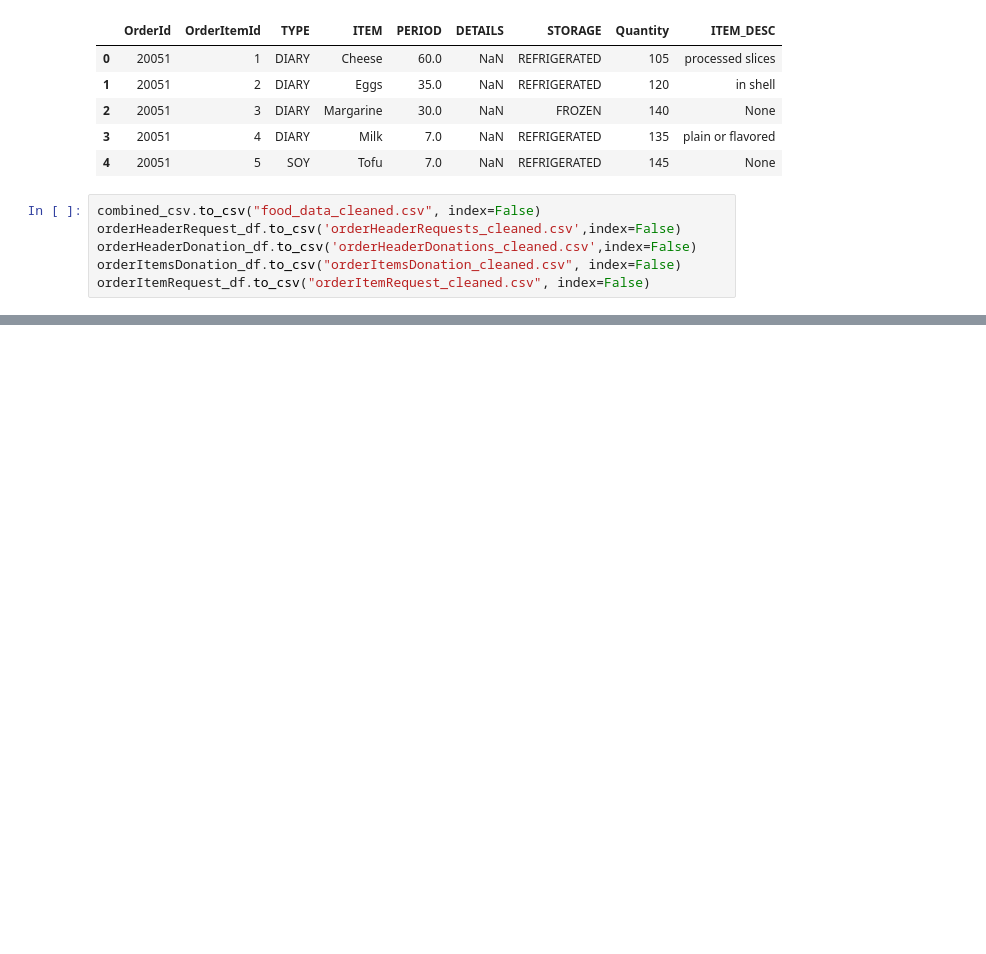
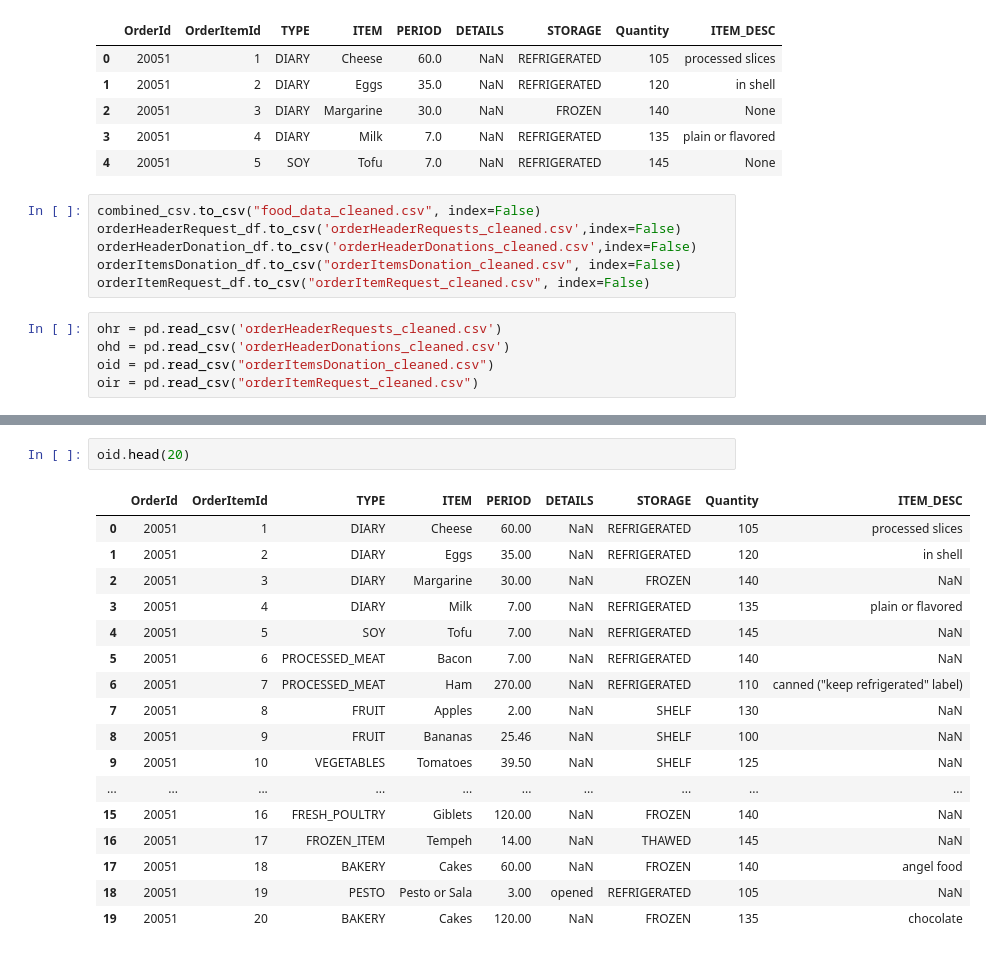
Before and after one commit to amd020398/artificial-brains, a Jupyter notebook: BWAI Challenge 3 data analysis/EDA.ipynb, the cells around one changed output, grey strips where cells are left out. Saved outputs shown, nothing was run; the diff lists cells and outputs as text; blank space fills up the shorter version.

```diff
--- a/BWAI Challenge 3 data analysis/EDA.ipynb
+++ b/BWAI Challenge 3 data analysis/EDA.ipynb
@@ -176,3 +171,8 @@ orderHeaderRequest_df.to_csv('orderHeaderRequests_cleaned.csv',index=False)
 orderHeaderDonation_df.to_csv('orderHeaderDonations_cleaned.csv',index=False)
 orderItemsDonation_df.to_csv("orderItemsDonation_cleaned.csv", index=False)
 orderItemRequest_df.to_csv("orderItemRequest_cleaned.csv", index=False)
+# %%
+ohr = pd.read_csv('orderHeaderRequests_cleaned.csv')
+ohd = pd.read_csv('orderHeaderDonations_cleaned.csv')
+oid = pd.read_csv("orderItemsDonation_cleaned.csv")
+oir = pd.read_csv("orderItemRequest_cleaned.csv")
@@ -178,0 +188,20 @@ orderItemRequest_df.to_csv("orderItemRequest_cleaned.csv", index=False)
+# %%
+oid.head(20)
+# %% [output]
+|  | OrderId | OrderItemId | TYPE | ITEM | PERIOD | DETAILS | STORAGE | Quantity | ITEM_DESC |
+| 0 | 20051 | 1 | DIARY | Cheese | 60.00 | NaN | REFRIGERATED | 105 | processed slices |
+| 1 | 20051 | 2 | DIARY | Eggs | 35.00 | NaN | REFRIGERATED | 120 | in shell |
+| 2 | 20051 | 3 | DIARY | Margarine | 30.00 | NaN | FROZEN | 140 | NaN |
+| 3 | 20051 | 4 | DIARY | Milk | 7.00 | NaN | REFRIGERATED | 135 | plain or flavored |
+| 4 | 20051 | 5 | SOY | Tofu | 7.00 | NaN | REFRIGERATED | 145 | NaN |
+| 5 | 20051 | 6 | PROCESSED_MEAT | Bacon | 7.00 | NaN | REFRIGERATED | 140 | NaN |
+| 6 | 20051 | 7 | PROCESSED_MEAT | Ham | 270.00 | NaN | REFRIGERATED | 110 | canned ("keep refrigerated" label) |
+| 7 | 20051 | 8 | FRUIT | Apples | 2.00 | NaN | SHELF | 130 | NaN |
+| 8 | 20051 | 9 | FRUIT | Bananas | 25.46 | NaN | SHELF | 100 | NaN |
+| 9 | 20051 | 10 | VEGETABLES | Tomatoes | 39.50 | NaN | SHELF | 125 | NaN |
+| ... | ... | ... | ... | ... | ... | ... | ... | ... | ... |
+| 15 | 20051 | 16 | FRESH_POULTRY | Giblets | 120.00 | NaN | FROZEN | 140 | NaN |
+| 16 | 20051 | 17 | FROZEN_ITEM | Tempeh | 14.00 | NaN | THAWED | 145 | NaN |
+| 17 | 20051 | 18 | BAKERY | Cakes | 60.00 | NaN | FROZEN | 140 | angel food |
+| 18 | 20051 | 19 | PESTO | Pesto or Sala | 3.00 | opened | REFRIGERATED | 105 | NaN |
+| 19 | 20051 | 20 | BAKERY | Cakes | 120.00 | NaN | FROZEN | 135 | chocolate |
```
Also changed, not shown: parts of 15 cells of this notebook.
